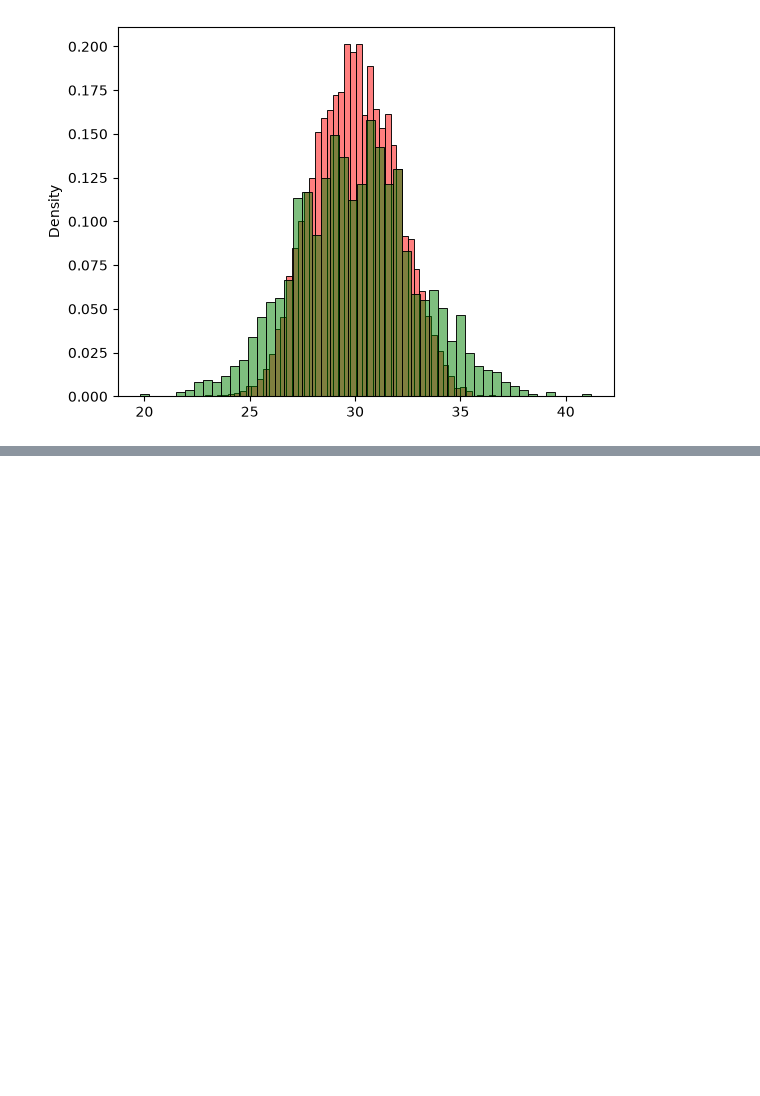
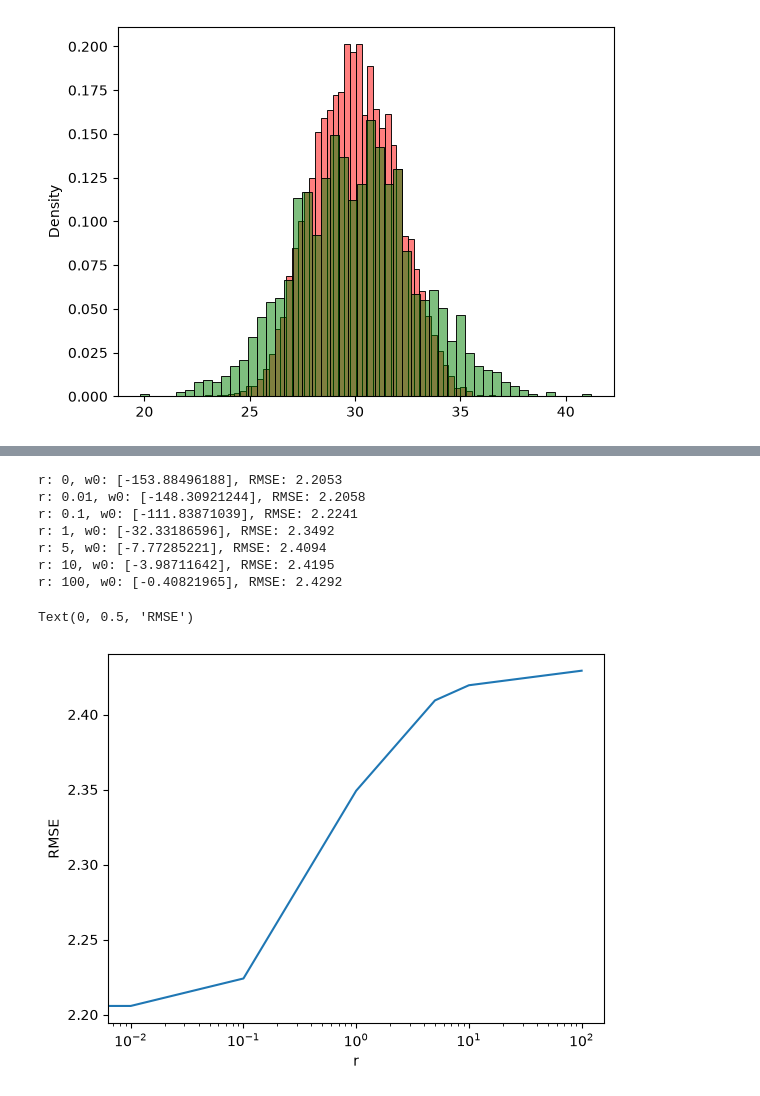
Before and after one commit to claudcelle/ZoomML_Homeworks, a Jupyter notebook: homework_2/h2.ipynb, the cells around one changed output, grey strips where cells are left out. Drawn from its saved outputs; the diff is of its cells as text; code cells hidden in the pictures; blank space fills up the shorter version.

Commit message:
completed homework + : 1. classmethod for ModelData class constructionf from dataset 2. RMSE inputs' shape validation

```diff
--- a/homework_2/h2.ipynb
+++ b/homework_2/h2.ipynb
@@ -258,13 +260,26 @@ w = train_linear_regression(D.train.Xe,D.train.y)
 import seaborn as sns
 import matplotlib.pyplot as plt
 # %%
-y_pred = w[0] + D.train.X.dot(w[1:]).ravel()
-y_train = D.train.y.ravel()
-y_val = D.val.y.ravel()
+y_pred = w_0[0] + D_0.train.X.dot(w_0[1:]).ravel()
+y_train = D_0.train.y.ravel()
+y_val = D_0.val.y.ravel()
 
 sns.histplot(y_pred, color='red', alpha=0.5, bins=50, stat="density")
-# sns.histplot(y_train, color='blue', alpha=0.5, bins=50, stat="density")
 sns.histplot(y_val, color='green', alpha=0.5, bins=50, stat="density")
 # %% [output]
 <Axes: ylabel='Density'>
 [figure]
+# %%
+def RMSE(y,y0):
+    assert y.shape == y0.shape, (
+    f"Shape diverse: y={y.shape}, y_0={y0.shape}"
+)
+    return np.sqrt(np.mean((y-y0)*(y-y0)))
+
+def predict_linear_regression(X,w):
+    return (w[0] + X.dot(w[1:])).ravel()
+
+
+rmse_dict = {}
+# rmse_dict['zero_fill'] = round(RMSE(w_0[0] + D_0.val.X.dot(w_0[1:]).ravel(),D_0.val.y.ravel()),3)
+rmse_dict['zero_fill'] = round(RMSE(predict_linear_regression(D_0.val.X,w_0),D_0.val.y.ravel()),3)
@@ -336,0 +322,32 @@ Options:
+# %%
+rs = [0, 0.01, 0.1, 1, 5, 10, 100]
+ws = {}
+scores = {}
+
+X,Xe,y = D_0.train.X,D_0.train.Xe,D_0.train.y
+X_val, y_val = D_0.val.X, D_0.val.y
+
+for idx,r in enumerate(rs):
+
+    w = train_linear_regression(Xe,y,r=r)
+    ws[r] = w
+    y_pred = predict_linear_regression(X_val,w)
+    s = RMSE(y_val.ravel(),y_pred.ravel())
+    scores[r] = round(s,4)
+    print(f"r: {r}, w0: {w[0]}, RMSE: {s:.4f}")
+
+
+
+plt.semilogx(rs, scores.values())
+plt.xlabel('r')
+plt.ylabel('RMSE')
+# %% [output]
+r: 0, w0: [-153.88496188], RMSE: 2.2053
+r: 0.01, w0: [-148.30921244], RMSE: 2.2058
+r: 0.1, w0: [-111.83871039], RMSE: 2.2241
+r: 1, w0: [-32.33186596], RMSE: 2.3492
+r: 5, w0: [-7.77285221], RMSE: 2.4094
+r: 10, w0: [-3.98711642], RMSE: 2.4195
+r: 100, w0: [-0.40821965], RMSE: 2.4292
+Text(0, 0.5, 'RMSE')
+[figure, added]
```
Also changed, not shown: parts of 16 cells of this notebook.
